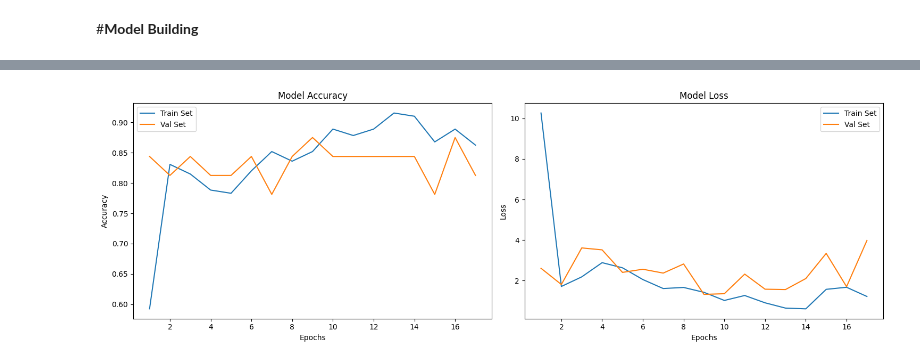
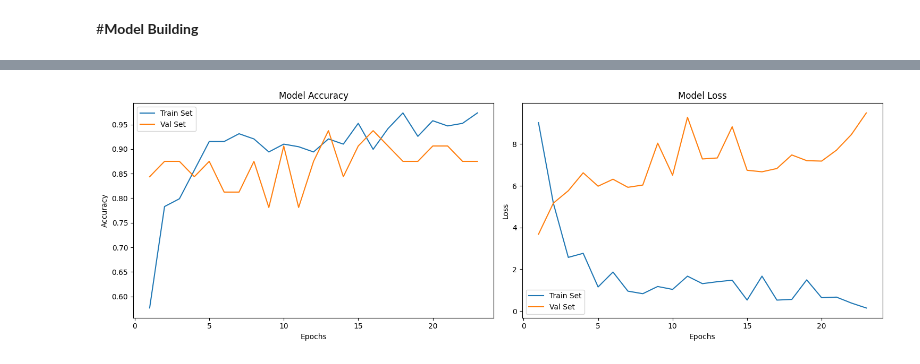
Before and after one commit to gqkd/MRI_Brain_Tumor_Detection, a Jupyter notebook: Brain_Tumor_Detection.ipynb, the cells around one changed output, grey strips where cells are left out. Drawn from its saved outputs; the diff is of its cells as text; code cells hidden in the pictures.

```diff
--- a/Brain_Tumor_Detection.ipynb
+++ b/Brain_Tumor_Detection.ipynb
@@ -695,10 +951,28 @@ _________________________________________________________________
 # %%
-EPOCHS = 34
+EPOCHS = 50
+
 es = EarlyStopping(
-    monitor='val_accuracy',
-    mode='max',
-    patience=8
+    # monitor='val_accuracy',
+    monitor='val_loss',
+    # mode='max',
+    mode='min',
+    patience=10,
+    verbose = 1
 )
+
+# early_stopping = tf.keras.callbacks.EarlyStopping(monitor='val_loss',
+#                                               min_delta=0.0001,
+#                                               patience=patience,
+#                                               verbose=1,
+#                                               mode='min')
+
+model.compile(
+    loss='binary_crossentropy',
+    optimizer=tf.keras.optimizers.Adam(learning_rate = lr),
+    metrics=['accuracy']
+)
+
+model.summary()
 
 history = model.fit(
     train_generator,
@@ -729,30 +1003,4 @@ Epoch 17/34
-# %%
-# plot model performance
-acc = history.history['accuracy']
-val_acc = history.history['val_accuracy']
-loss = history.history['loss']
-val_loss = history.history['val_loss']
-epochs_range = range(1, len(history.epoch) + 1)
-
-plt.figure(figsize=(15,5))
-
-plt.subplot(1, 2, 1)
-plt.plot(epochs_range, acc, label='Train Set')
-plt.plot(epochs_range, val_acc, label='Val Set')
-plt.legend(loc="best")
-plt.xlabel('Epochs')
-plt.ylabel('Accuracy')
-plt.title('Model Accuracy')
-
-plt.subplot(1, 2, 2)
-plt.plot(epochs_range, loss, label='Train Set')
-plt.plot(epochs_range, val_loss, label='Val Set')
-plt.legend(loc="best")
-plt.xlabel('Epochs')
-plt.ylabel('Loss')
-plt.title('Model Loss')
-
-plt.tight_layout()
-plt.show()
-# %% [output]
-[figure, removed]
+# %%
+plot_performances(history)
+# %% [output]
+[figure, added]
```
Also changed, not shown: parts of 21 cells of this notebook.
